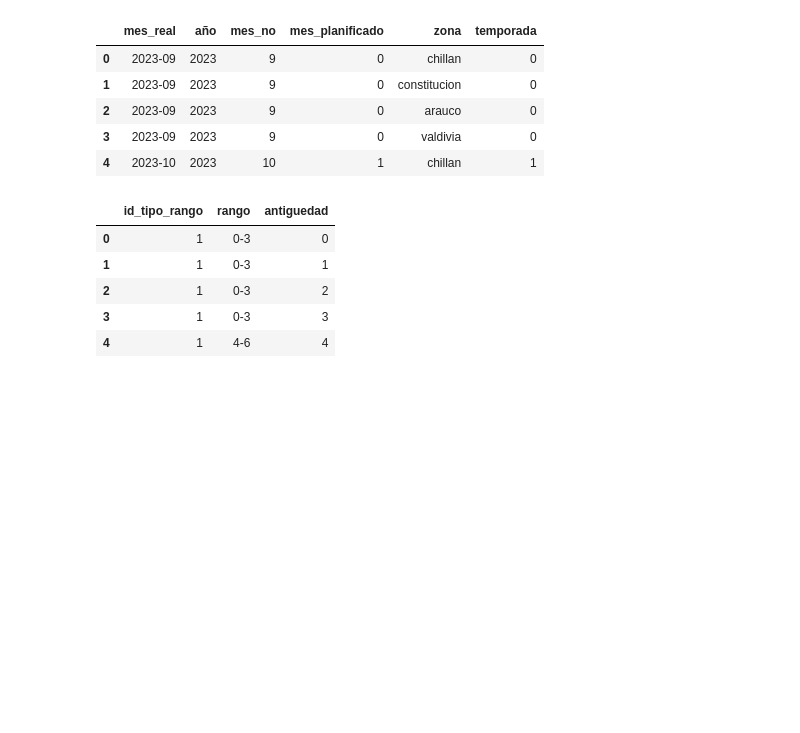
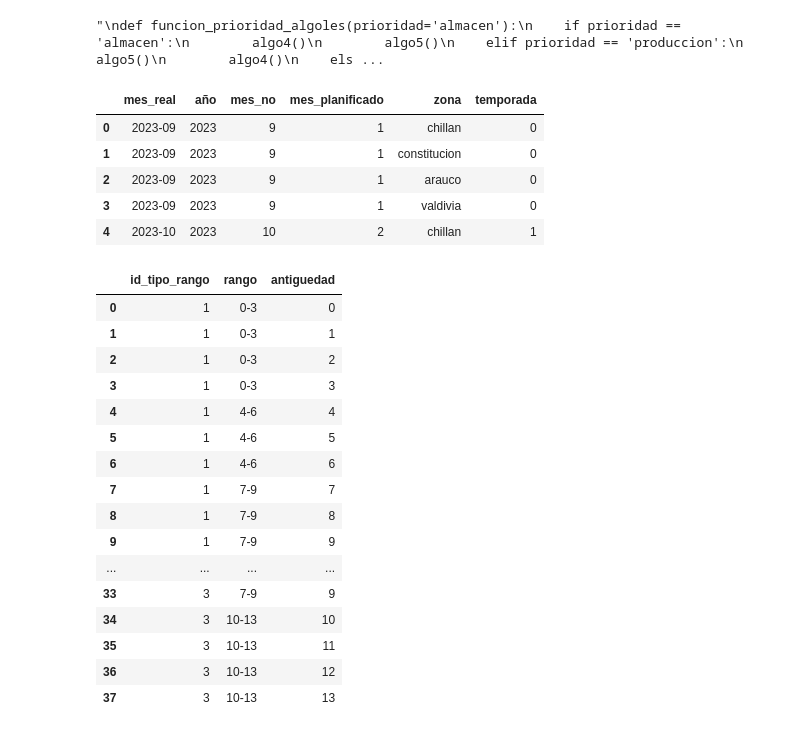
Before and after one commit to ptoledor/heu_opticliente, a Jupyter notebook: 01_notebooks/algo.ipynb, the cells around one changed output. Drawn from its saved outputs; the diff is of its cells as text; code cells hidden in the pictures; blank space fills up the shorter version.

```diff
--- a/01_notebooks/algo.ipynb
+++ b/01_notebooks/algo.ipynb
@@ -8,4 +4,27 @@ inv_verano = pd.melt(inv_verano, id_vars=['zona'], value_vars=inv_verano.columns
+# %%
+'''
+def funcion_prioridad_algoles(prioridad='almacen'):
+    if prioridad == 'almacen':
+        algo4()
+        algo5()
+    elif prioridad == 'produccion':
+        algo5()
+        algo4()
+    else:
+        print('No existe esa prioridad. Favor hablar con Ale')
+    return
+'''
+
+
+#GENERAR WARNING SI EXISTE STOCK EN ALMACENES DE ANTIGUEDAD FUERA DE LOS RANGOS PROPUESTOS.
+# %% [output]
+"\ndef funcion_prioridad_algoles(prioridad='almacen'):\n    if prioridad == 'almacen':\n        algo4()\n        algo5()\n    elif prioridad == 'produccion':\n        algo5()\n        algo4()\n    els ...
 # %%
+#temporada: verano, 1 es verano, 0 es invierno.
+inv_verano = pd.read_excel('../02_data/verano.xlsx', sheet_name='veranos', skiprows=1)
+inv_verano = pd.melt(inv_verano, id_vars=['zona'], value_vars=inv_verano.columns[1:] , var_name='mes_no', value_name='temporada')
+
+
 import datetime
 import dateutil.relativedelta as relativedelta
 
@@ -17,43 +36,56 @@ primer_periodo = str(date_inicio.year) + '-' + str(date_inicio.month).zfill(2)
 
 periodos = []
 horizonte_planificacion = 12
-for mes in range(0, horizonte_planificacion + 1):
+for mes in range(horizonte_planificacion + 1):
     aux_per = date_inicio + relativedelta.relativedelta(months=mes)
     periodos.append(str(aux_per.year) + '-' + str(aux_per.month).zfill(2))
 
 periodos = pd.DataFrame(periodos, columns=['mes_real'])
 periodos['año'] = periodos['mes_real'].str[:4]
 periodos['mes_no'] = periodos['mes_real'].str[5:7].astype(int)
-periodos['mes_planificado'] = periodos.index
+periodos['mes_planificado'] = periodos.index + 1
 periodos = pd.merge(periodos, inv_verano, how='left', on='mes_no')
 periodos.head()
 # %% [output]
 |  | mes_real | año | mes_no | mes_planificado | zona | temporada |
-| 0 | 2023-09 | 2023 | 9 | 0 | chillan | 0 |
-| 1 | 2023-09 | 2023 | 9 | 0 | constitucion | 0 |
-| 2 | 2023-09 | 2023 | 9 | 0 | arauco | 0 |
-| 3 | 2023-09 | 2023 | 9 | 0 | valdivia | 0 |
-| 4 | 2023-10 | 2023 | 10 | 1 | chillan | 1 |
+| 0 | 2023-09 | 2023 | 9 | 1 | chillan | 0 |
+| 1 | 2023-09 | 2023 | 9 | 1 | constitucion | 0 |
+| 2 | 2023-09 | 2023 | 9 | 1 | arauco | 0 |
+| 3 | 2023-09 | 2023 | 9 | 1 | valdivia | 0 |
+| 4 | 2023-10 | 2023 | 10 | 2 | chillan | 1 |
 # %%
 rango_mes_tipo = pd.read_excel('../02_data/parametro_antiguedad.xlsx', sheet_name='rango_mes_tipo')
+dict_tiporango = rango_mes_tipo.set_index(['mes_planificado', 'nombre_planta', 'producto'])['id_tipo_rango'].to_dict()
+
 rangos_demanda = pd.read_excel('../02_data/parametro_antiguedad.xlsx', sheet_name='parametro_antiguedad')
 
 rangos_demanda_ext = pd.DataFrame(columns=['id_tipo_rango', 'rango', 'antiguedad'])
 for ix in rangos_demanda.index:
     for ant in range(rangos_demanda.at[ix, 'inicio_rango'], rangos_demanda.at[ix, 'fin_rango'] + 1):
         aux = [[rangos_demanda.at[ix, 'id_tipo_rango'], rangos_demanda.at[ix, 'rango'], ant ]]
         aux = pd.DataFrame(aux, columns=['id_tipo_rango', 'rango', 'antiguedad'])
         rangos_demanda_ext = pd.concat([rangos_demanda_ext, aux], ignore_index=True)
 
 rangos_demanda_ext['antiguedad'] = rangos_demanda_ext['antiguedad'].astype(np.int64).astype(str)
-rangos_demanda_ext.head()
+rangos_demanda_ext
 # %% [output]
 |  | id_tipo_rango | rango | antiguedad |
 | 0 | 1 | 0-3 | 0 |
 | 1 | 1 | 0-3 | 1 |
 | 2 | 1 | 0-3 | 2 |
 | 3 | 1 | 0-3 | 3 |
 | 4 | 1 | 4-6 | 4 |
+| 5 | 1 | 4-6 | 5 |
+| 6 | 1 | 4-6 | 6 |
+| 7 | 1 | 7-9 | 7 |
+| 8 | 1 | 7-9 | 8 |
+| 9 | 1 | 7-9 | 9 |
+| ... | ... | ... | ... |
+| 33 | 3 | 7-9 | 9 |
+| 34 | 3 | 10-13 | 10 |
+| 35 | 3 | 10-13 | 11 |
+| 36 | 3 | 10-13 | 12 |
+| 37 | 3 | 10-13 | 13 |
 # %%
 #Lectura de parametros planta
 parametros_planta = pd.read_excel('../02_data/plantas.xlsx', sheet_name='parametros_planta')
```
Also changed, not shown: parts of 11 cells of this notebook.
